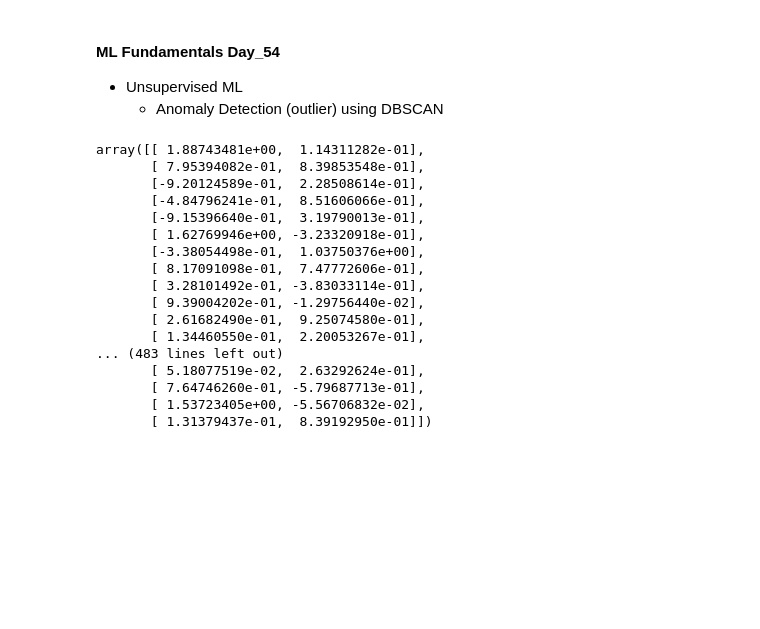
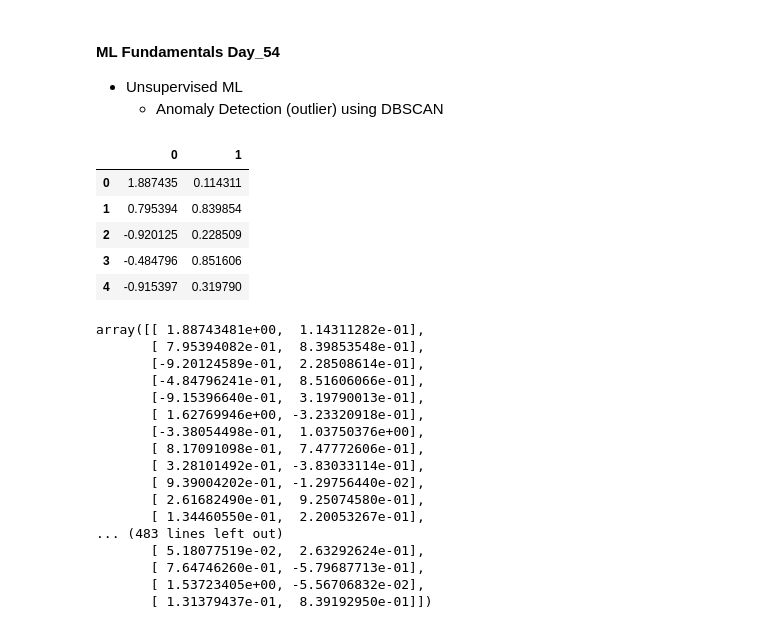
Before and after one commit to Ankit1726/AIML_Resources, a Jupyter notebook: Machine_Learning/Unsupervised_ML/class_6.ipynb, the cells around one changed output. Saved outputs shown, nothing was run; the diff lists cells and outputs as text; code cells hidden in the pictures; blank space fills up the shorter version.

```diff
--- a/Machine_Learning/Unsupervised_ML/class_6.ipynb
+++ b/Machine_Learning/Unsupervised_ML/class_6.ipynb
@@ -13,6 +14,16 @@ X,y = make_moons(
      noise=0.1,
      random_state=42
 )
+# %%
+df = pd.DataFrame(X)
+df.head()
+# %% [output]
+|  | 0 | 1 |
+| 0 | 1.887435 | 0.114311 |
+| 1 | 0.795394 | 0.839854 |
+| 2 | -0.920125 | 0.228509 |
+| 3 | -0.484796 | 0.851606 |
+| 4 | -0.915397 | 0.319790 |
 # %%
 X
 # %% [output]
```
Also changed, not shown: parts of 2 cells of this notebook, 4 other files.
